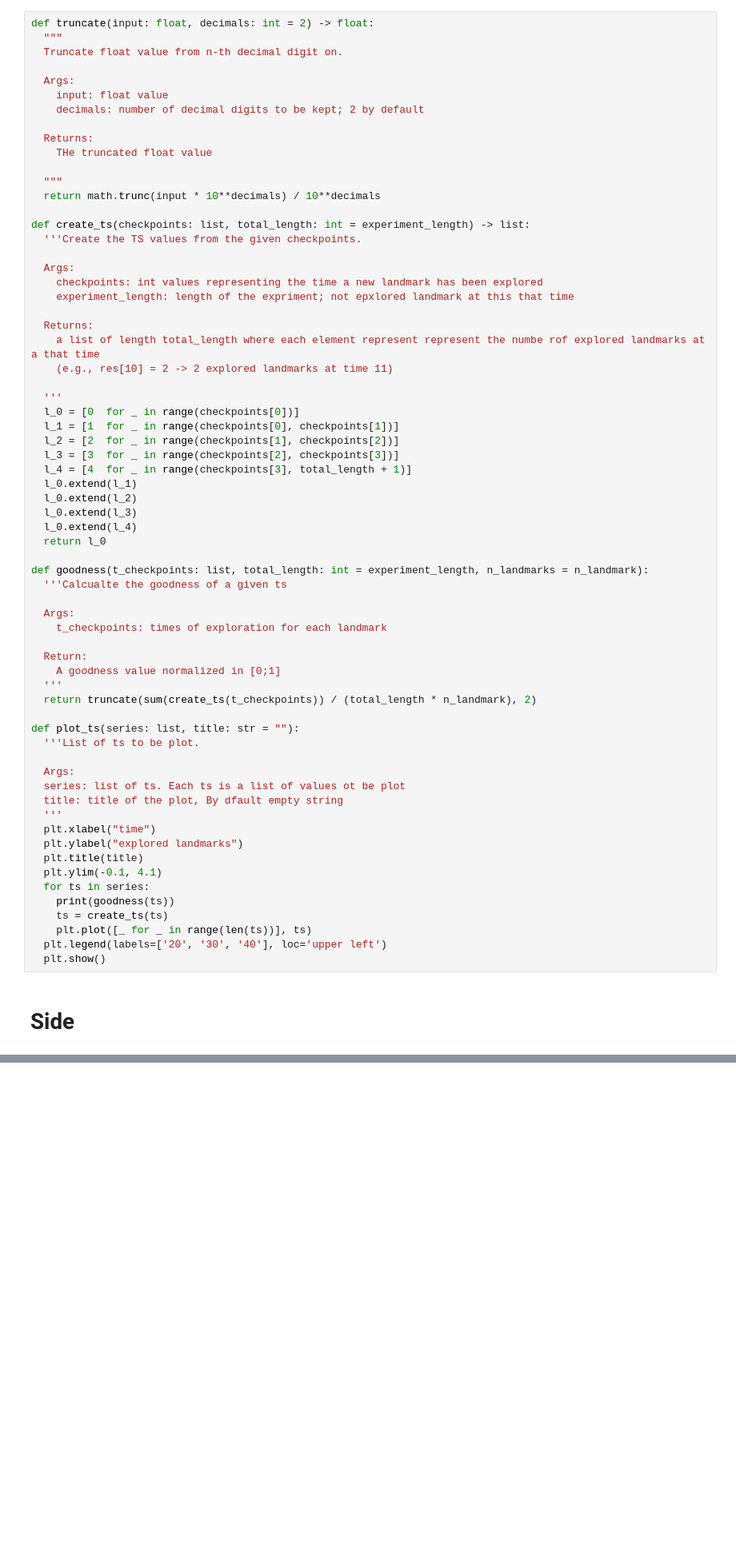
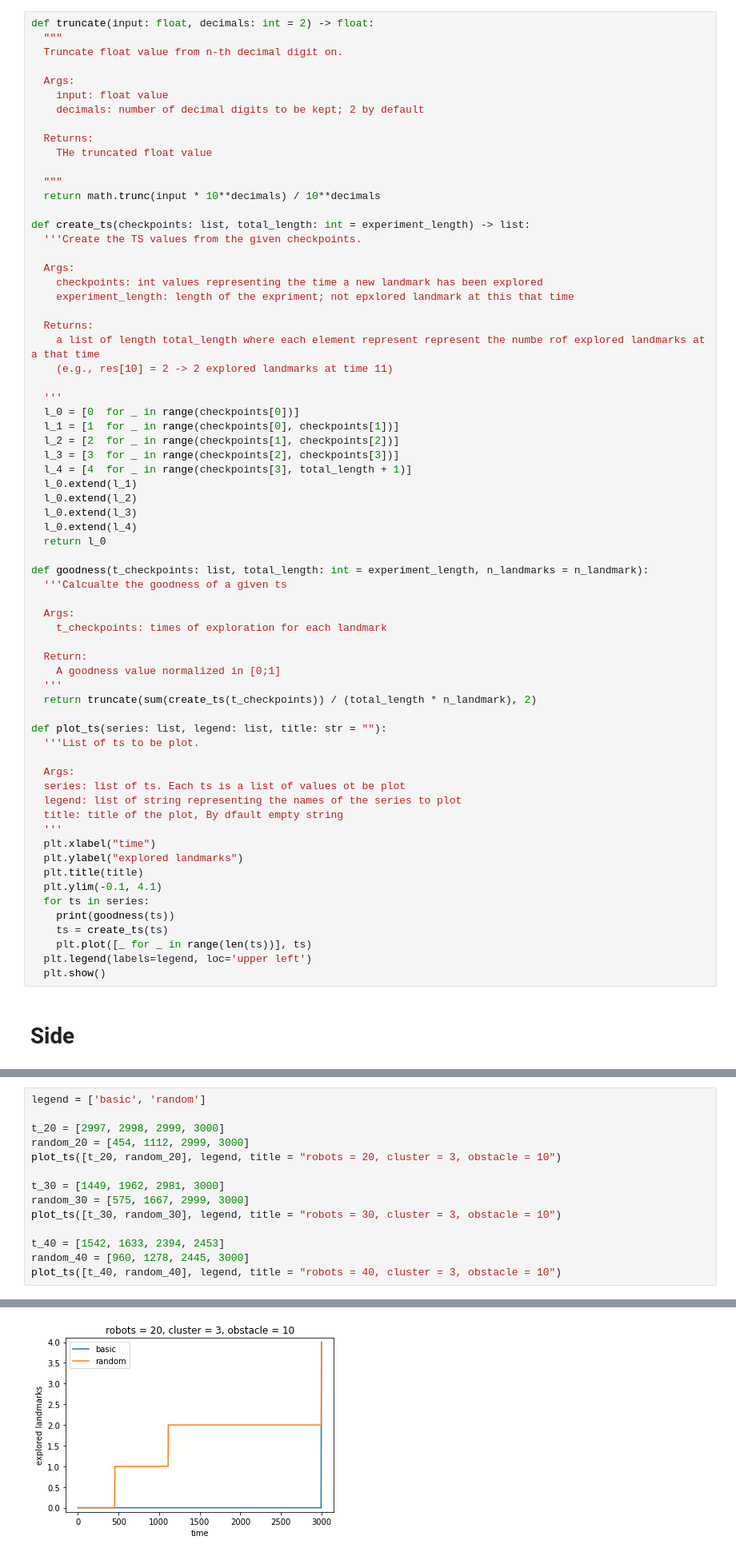
Before and after one commit to gabri-16/RobotExploration, a Jupyter notebook: performance.ipynb, the cells around one changed output, grey strips where cells are left out. Shown: that part at 80% size. Drawn from its saved outputs; the diff is of its cells as text; blank space fills up the shorter version.

```diff
--- a/performance.ipynb
+++ b/performance.ipynb
@@ -57,11 +57,12 @@ def goodness(t_checkpoints: list, total_length: int = experiment_length, n_landm
   '''
   return truncate(sum(create_ts(t_checkpoints)) / (total_length * n_landmark), 2)
 
-def plot_ts(series: list, title: str = ""):
+def plot_ts(series: list, legend: list, title: str = ""):
   '''List of ts to be plot.
 
   Args:
   series: list of ts. Each ts is a list of values ot be plot
+  legend: list of string representing the names of the series to plot
   title: title of the plot, By dfault empty string
   '''
   plt.xlabel("time")
@@ -72,7 +73,7 @@ def plot_ts(series: list, title: str = ""):
     print(goodness(ts))
     ts = create_ts(ts)
     plt.plot([_ for _ in range(len(ts))], ts)
-  plt.legend(labels=['20', '30', '40'], loc='upper left')
+  plt.legend(labels=legend, loc='upper left')
   plt.show()
 # %% [markdown]
 # Side
@@ -133,0 +139,15 @@ plot_ts([t_3_20, t_3_30, t_3_40], title = "cluster = 3, obstacle = 20")
+# %%
+legend = ['basic', 'random']
+
+t_20 = [2997, 2998, 2999, 3000]
+random_20 = [454, 1112, 2999, 3000]
+plot_ts([t_20, random_20], legend, title = "robots = 20, cluster = 3, obstacle = 10")
+
+t_30 = [1449, 1962, 2981, 3000]
+random_30 = [575, 1667, 2999, 3000]
+plot_ts([t_30, random_30], legend, title = "robots = 30, cluster = 3, obstacle = 10")
+
+t_40 = [1542, 1633, 2394, 2453]
+random_40 = [960, 1278, 2445, 3000]
+plot_ts([t_40, random_40], legend, title = "robots = 40, cluster = 3, obstacle = 10")
+# %% [output]
@@ -133,0 +156 @@ plot_ts([t_3_20, t_3_30, t_3_40], title = "cluster = 3, obstacle = 20")
+[figure, added]
```
Also changed, not shown: parts of 3 cells of this notebook.
